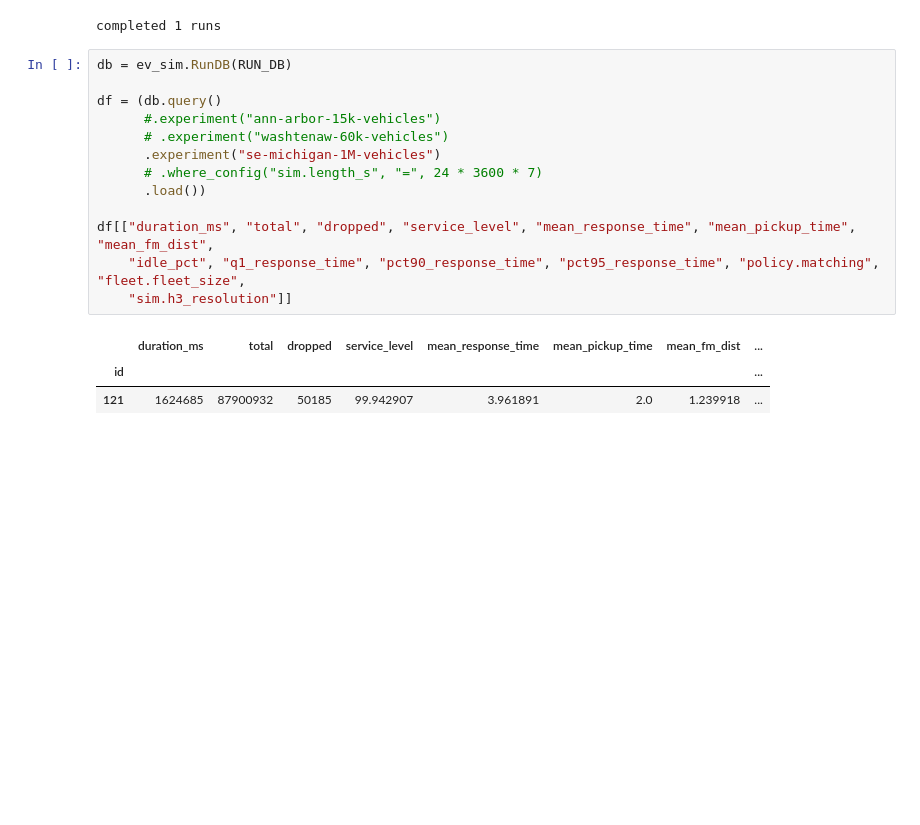
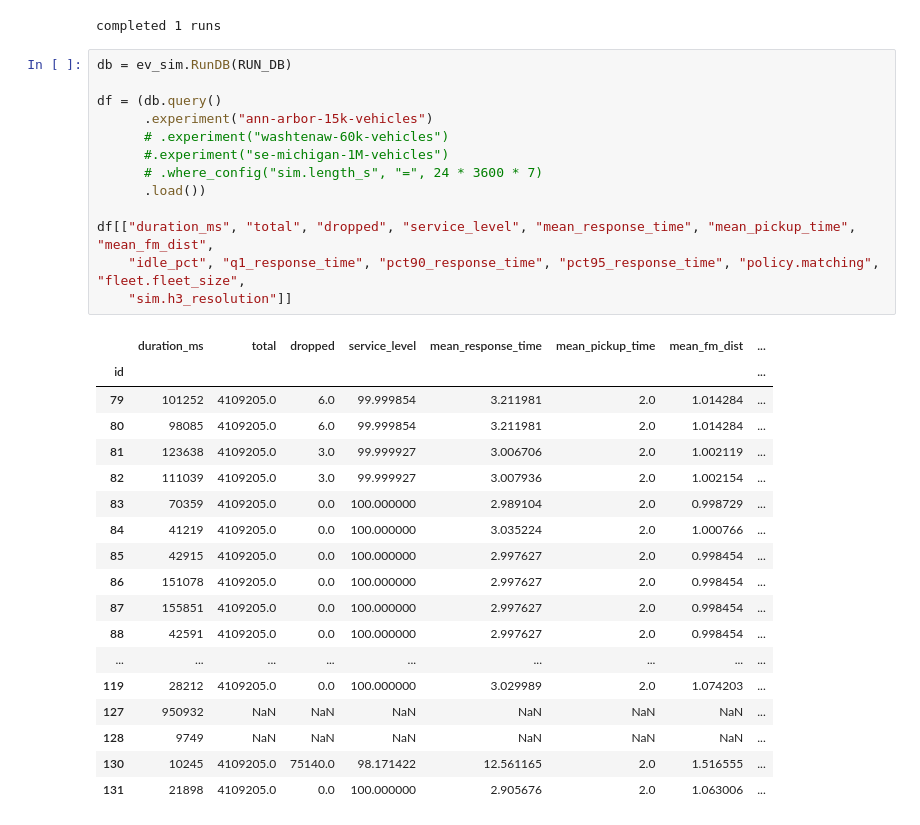
Before and after one commit to BhavyeMathur/av-sim, a Jupyter notebook: run.ipynb, the cells around one changed output. Drawn from its saved outputs; the diff is of its cells as text; blank space fills up the shorter version.

```diff
--- a/run.ipynb
+++ b/run.ipynb
@@ -43,17 +44,32 @@ completed 1 runs
 # %%
 db = ev_sim.RunDB(RUN_DB)
 
 df = (db.query()
-      #.experiment("ann-arbor-15k-vehicles")
+      .experiment("ann-arbor-15k-vehicles")
       # .experiment("washtenaw-60k-vehicles")
-      .experiment("se-michigan-1M-vehicles")
+      #.experiment("se-michigan-1M-vehicles")
       # .where_config("sim.length_s", "=", 24 * 3600 * 7)
       .load())
 
 df[["duration_ms", "total", "dropped", "service_level", "mean_response_time", "mean_pickup_time", "mean_fm_dist",
     "idle_pct", "q1_response_time", "pct90_response_time", "pct95_response_time", "policy.matching", "fleet.fleet_size",
     "sim.h3_resolution"]]
 # %% [output]
 |  | duration_ms | total | dropped | service_level | mean_response_time | mean_pickup_time | mean_fm_dist | ... |
 | id |  |  |  |  |  |  |  | ... |
-| 121 | 1624685 | 87900932 | 50185 | 99.942907 | 3.961891 | 2.0 | 1.239918 | ... |
+| 79 | 101252 | 4109205.0 | 6.0 | 99.999854 | 3.211981 | 2.0 | 1.014284 | ... |
+| 80 | 98085 | 4109205.0 | 6.0 | 99.999854 | 3.211981 | 2.0 | 1.014284 | ... |
+| 81 | 123638 | 4109205.0 | 3.0 | 99.999927 | 3.006706 | 2.0 | 1.002119 | ... |
+| 82 | 111039 | 4109205.0 | 3.0 | 99.999927 | 3.007936 | 2.0 | 1.002154 | ... |
+| 83 | 70359 | 4109205.0 | 0.0 | 100.000000 | 2.989104 | 2.0 | 0.998729 | ... |
+| 84 | 41219 | 4109205.0 | 0.0 | 100.000000 | 3.035224 | 2.0 | 1.000766 | ... |
+| 85 | 42915 | 4109205.0 | 0.0 | 100.000000 | 2.997627 | 2.0 | 0.998454 | ... |
+| 86 | 151078 | 4109205.0 | 0.0 | 100.000000 | 2.997627 | 2.0 | 0.998454 | ... |
+| 87 | 155851 | 4109205.0 | 0.0 | 100.000000 | 2.997627 | 2.0 | 0.998454 | ... |
+| 88 | 42591 | 4109205.0 | 0.0 | 100.000000 | 2.997627 | 2.0 | 0.998454 | ... |
+| ... | ... | ... | ... | ... | ... | ... | ... | ... |
+| 119 | 28212 | 4109205.0 | 0.0 | 100.000000 | 3.029989 | 2.0 | 1.074203 | ... |
+| 127 | 950932 | NaN | NaN | NaN | NaN | NaN | NaN | ... |
+| 128 | 9749 | NaN | NaN | NaN | NaN | NaN | NaN | ... |
+| 130 | 10245 | 4109205.0 | 75140.0 | 98.171422 | 12.561165 | 2.0 | 1.516555 | ... |
+| 131 | 21898 | 4109205.0 | 0.0 | 100.000000 | 2.905676 | 2.0 | 1.063006 | ... |
```
Also changed, not shown: parts of 2 cells of this notebook, 8 other files.
